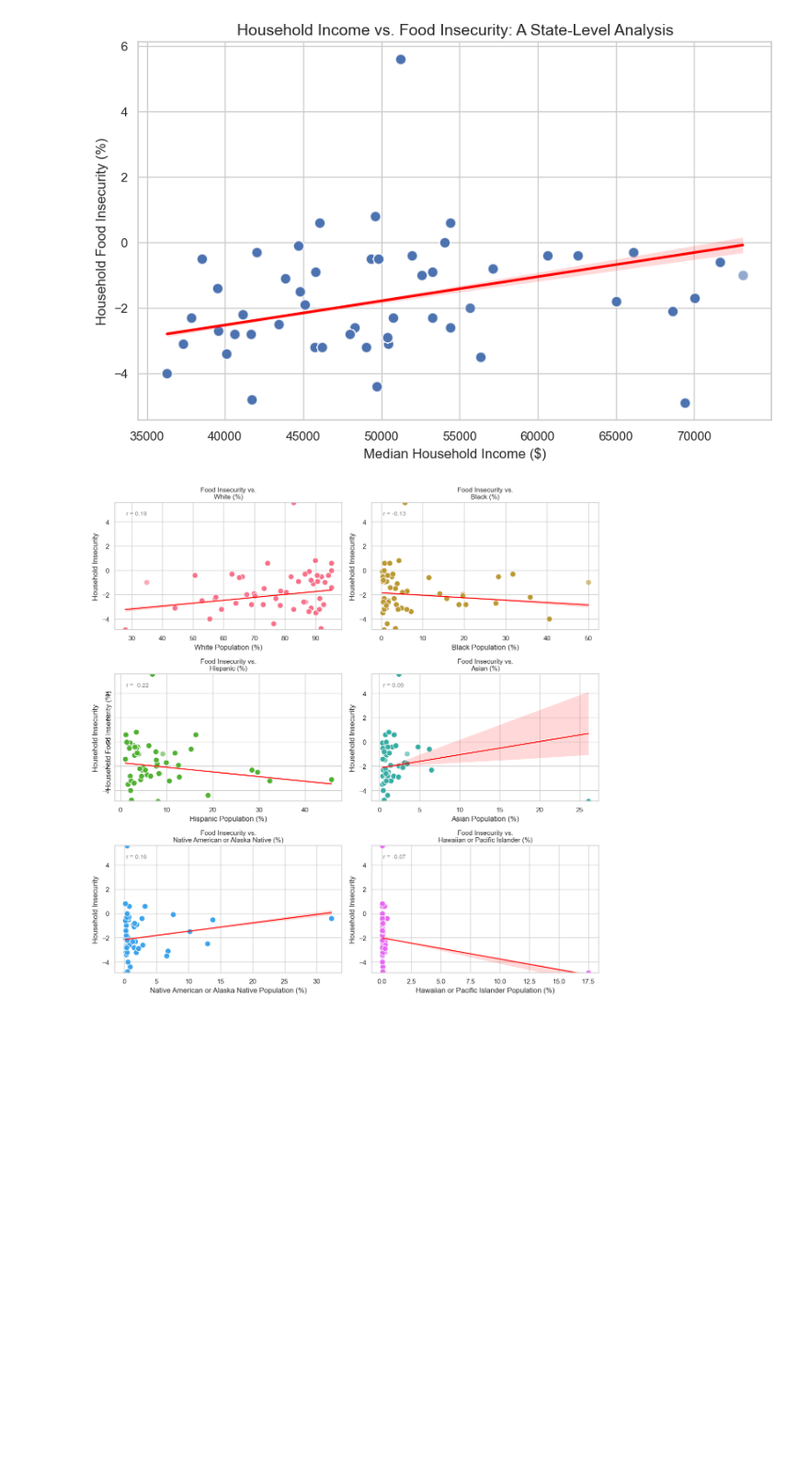
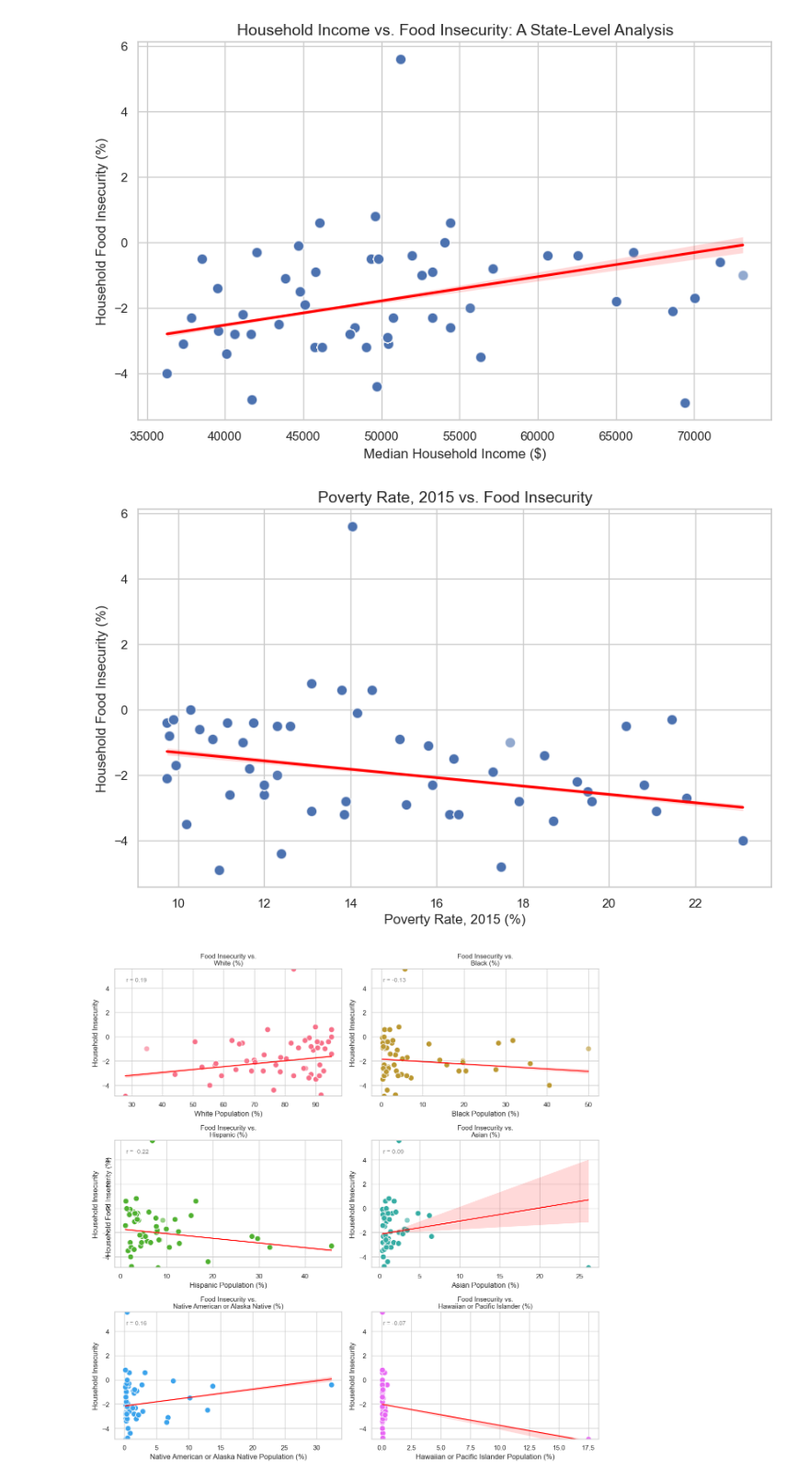
Before and after one commit to eva163x/food-insecurity-analysis, a Jupyter notebook: CS216_Project.ipynb, the cells around one changed output. Shown at 92% size. Cells and saved outputs as stored; diff of their text form; code cells hidden in the pictures; blank space fills up the shorter version.

Commit message:
created visualization "Poverty rate vs Food Insecurity"

```diff
--- a/CS216_Project.ipynb
+++ b/CS216_Project.ipynb
@@ -507,6 +507,52 @@ plt.ylabel("Household Food Insecurity (%)", fontsize=12)
 plt.show()
 # %% [output]
 [figure]
+# %%
+# poverty rate vs. food insecurity
+
+# Filter median household income
+filtered_data_poverty = state_and_county[state_and_county['Variable_Code'] == 'POVRATE15'].copy()
+filtered_data_poverty['Poverty Rate, 2015'] = pd.to_numeric(filtered_data_income['Value'], errors='coerce')
+
+state_avg_median = filtered_data_poverty.groupby('State')['Poverty Rate, 2015'].median().reset_index()
+
+# Merge the two datasets on State to align counties correctly
+merged_data_median = filtered_data_insecurity.merge(state_avg_median, on='State', how='left')
+
+# Set figure size and style
+plt.figure(figsize=(10, 6))
+sns.set_style("whitegrid")
+
+# Scatter plot
+sns.scatterplot(
+    data=merged_data_median,
+    x='Poverty Rate, 2015',
+    y='Household Insecurity',
+    alpha=0.6,  # Reduce opacity for overlap handling
+    s=80  # Increase point size for better visibility
+)
+
+# Add regression line
+sns.regplot(
+    data=merged_data_median,
+    x='Poverty Rate, 2015',
+    y='Household Insecurity',
+    scatter=False,  # Hide original points
+    line_kws={'color': 'red'}  # Trend line in red
+)
+
+# Adjust x-axis labels to thousands (K)
+# plt.xticks(ticks=plt.xticks()[0], labels=[f"{int(tick/1000)}K" for tick in plt.xticks()[0]])
+
+# Titles and labels
+plt.title("Poverty Rate, 2015 vs. Food Insecurity", fontsize=14)
+plt.xlabel("Poverty Rate, 2015 (%)", fontsize=12)
+plt.ylabel("Household Food Insecurity (%)", fontsize=12)
+
+# Show plot
+plt.show()
+# %% [output]
+[figure, added]
 # %%
 # Function to filter and rename race data
 def get_race_data(var_code, race_name):
```
Also changed, not shown: parts of 4 cells of this notebook.
